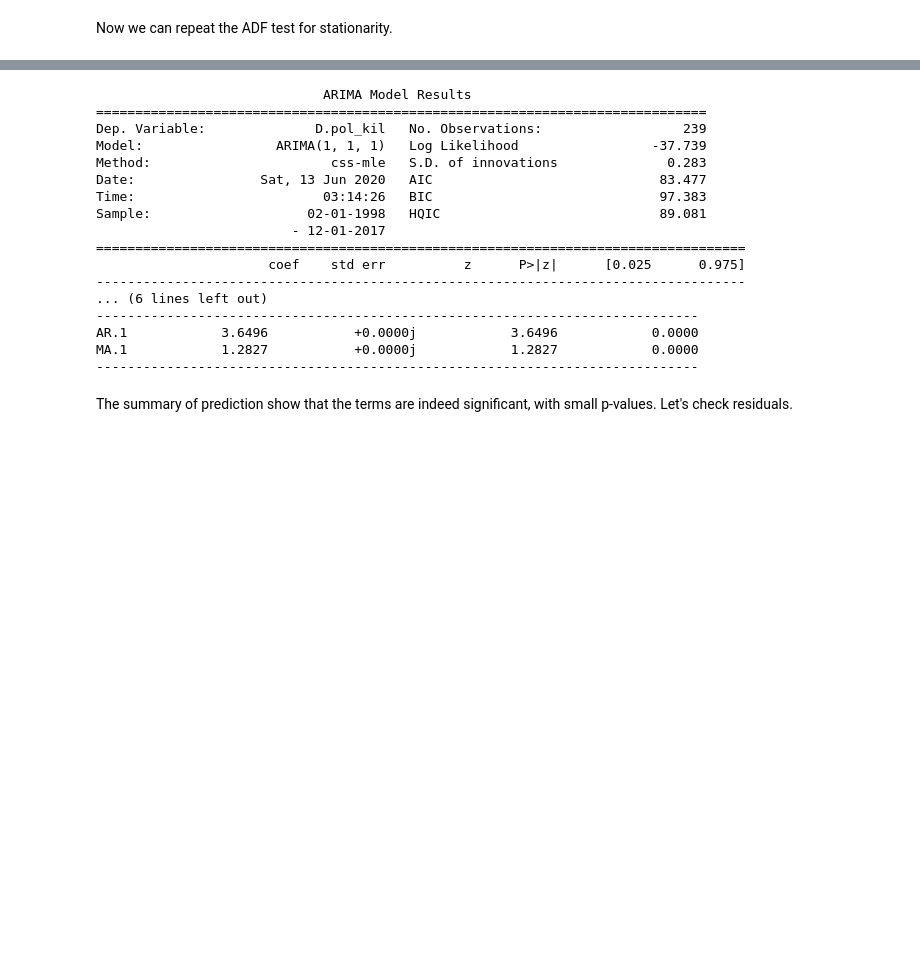
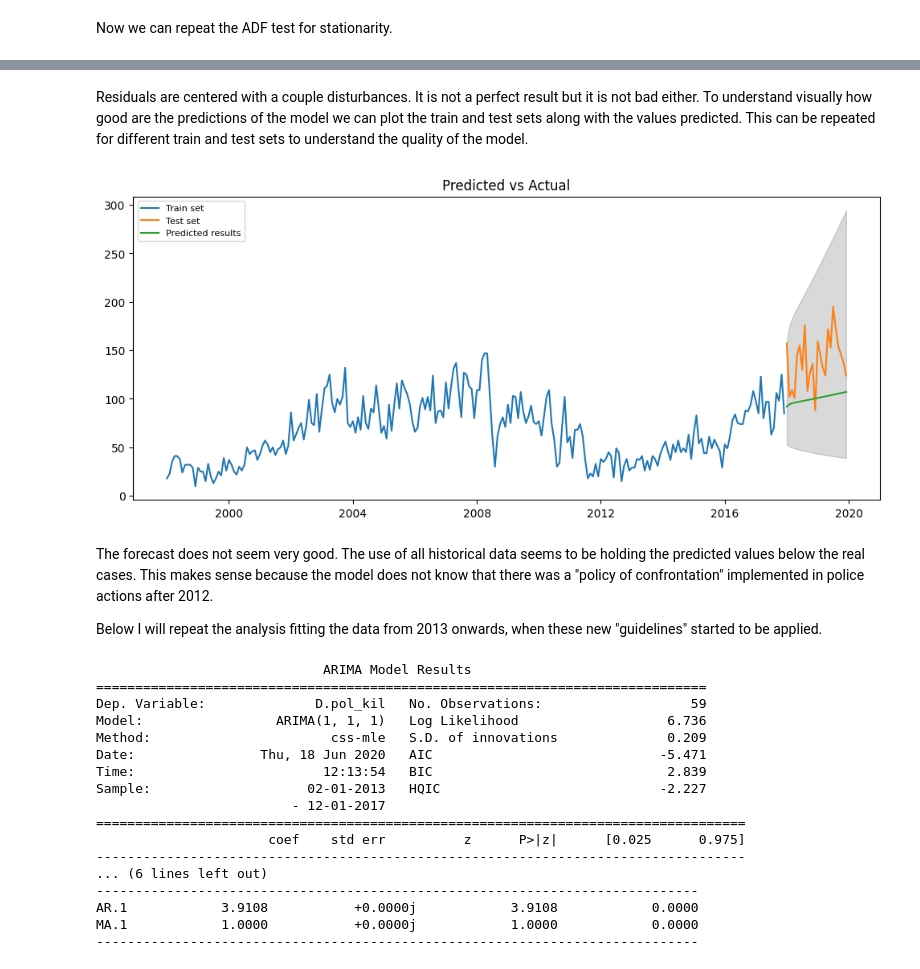
Before and after one commit to diegopescoalcalde/portfolio, a Jupyter notebook: How_the_increase_of_killings_by_Police_officers_impacts_violence_rates_in_Rio_de_Janeiro.ipynb, the cells around one changed output, grey strips where cells are left out. Saved outputs shown, nothing was run; the diff lists cells and outputs as text; code cells hidden in the pictures; blank space fills up the shorter version.

```diff
--- a/How_the_increase_of_killings_by_Police_officers_impacts_violence_rates_in_Rio_de_Janeiro.ipynb
+++ b/How_the_increase_of_killings_by_Police_officers_impacts_violence_rates_in_Rio_de_Janeiro.ipynb
@@ -515,0 +531,18 @@ The values of
+# %%
+#Repeating the definition of df_forecast to allow changes in the years of the analysis
+df_forecast = df_violent.copy().drop(df_violent[df_violent.ano < 1998].index, axis=0)
+df_forecast.set_index('date', inplace=True)
+
+#Define train and test sets
+df_forecast_train = df_forecast[df_forecast.ano <= 2017]
+df_forecast_test = df_forecast[df_forecast.ano > 2017]
+
+#Create log series from the train set
+train_log = np.log(df_forecast_train.pol_kil)
+
+#train ARIMA model
+model = ARIMA(train_log, order=(1,1,1))
+result_AR = model.fit(disp = -1)
+
+#Print summary of results
+print(result_AR.summary())
@@ -516,4 +578,39 @@ The values of
+# %% [markdown]
+Residuals are centered with a couple disturbances. It is not a perfect result but it is not bad either. To understand visually how good are the predictions of the model we can plot the train and test sets along with the values predicted. This can be repeated for different train and test sets to understand the quality of the model.
+# %%
+#Forecast values and confidence intervals
+fc, se, conf = result_AR.forecast(24, alpha=0.05)  # 95% conf
+
+#Changing back the result from log to the real value
+fc_real = np.exp(fc)
+conf_real = np.exp(conf)
+
+#Create series of forecast and confidence intervals
+fc_series = pd.Series(fc_real, index=df_forecast_test.index)
+lower_series = pd.Series(conf_real[:, 0], index=df_forecast_test.index)
+upper_series = pd.Series(conf_real[:, 1], index=df_forecast_test.index)
+
+#Plot chart with train, test and forecast sets
+plt.figure(figsize=(12,5), dpi=100)
+plt.plot(df_forecast_train.pol_kil, label='Train set')
+plt.plot(df_forecast_test.pol_kil, label='Test set')
+plt.plot(fc_series, label='Predicted results')
+plt.fill_between(lower_series.index, lower_series, upper_series,
+                 color='k', alpha=.15)
+plt.title('Predicted vs Actual')
+plt.legend(loc='upper left', fontsize=8)
+plt.show()
+# %% [output]
+[figure, added]
+# %% [markdown]
+The forecast does not seem very good. The use of all historical data seems to be holding the predicted values below the real cases. This makes sense because the model does not know that there was a "policy of confrontation" implemented in police actions after 2012.
+
+Below I will repeat the analysis fitting the data from 2013 onwards, when these new "guidelines" started to be applied.
 # %%
+#Repeating the definition of df_forecast to allow changes in the years of the analysis
+df_forecast = df_violent.copy().drop(df_violent[df_violent.ano < 2013].index, axis=0)
+df_forecast.set_index('date', inplace=True)
+
 # Define train and test sets
 df_forecast_train = df_forecast[df_forecast.ano <= 2017]
 df_forecast_test = df_forecast[df_forecast.ano > 2017]
@@ -530,23 +627,21 @@ print(result_AR.summary())
 # %% [output]
                              ARIMA Model Results
 ==============================================================================
-Dep. Variable:              D.pol_kil   No. Observations:                  239
-Model:                 ARIMA(1, 1, 1)   Log Likelihood                 -37.739
-Method:                       css-mle   S.D. of innovations              0.283
-Date:                Sat, 13 Jun 2020   AIC                             83.477
-Time:                        03:14:26   BIC                             97.383
-Sample:                    02-01-1998   HQIC                            89.081
+Dep. Variable:              D.pol_kil   No. Observations:                   59
+Model:                 ARIMA(1, 1, 1)   Log Likelihood                   6.736
+Method:                       css-mle   S.D. of innovations              0.209
+Date:                Thu, 18 Jun 2020   AIC                             -5.471
+Time:                        12:13:54   BIC                              2.839
+Sample:                    02-01-2013   HQIC                            -2.227
                          - 12-01-2017
 ===================================================================================
                       coef    std err          z      P>|z|      [0.025      0.975]
 -----------------------------------------------------------------------------------
 ... (6 lines left out)
 -----------------------------------------------------------------------------
-AR.1            3.6496           +0.0000j            3.6496            0.0000
-MA.1            1.2827           +0.0000j            1.2827            0.0000
+AR.1            3.9108           +0.0000j            3.9108            0.0000
+MA.1            1.0000           +0.0000j            1.0000            0.0000
 -----------------------------------------------------------------------------
-# %% [markdown]
-The summary of prediction show that the terms are indeed significant, with small p-values. Let's check residuals.
 # %%
 residuals = pd.DataFrame(result_AR.resid)
 fig, ax = plt.subplots(1,2)
```
Also changed, not shown: parts of 41 cells of this notebook.
